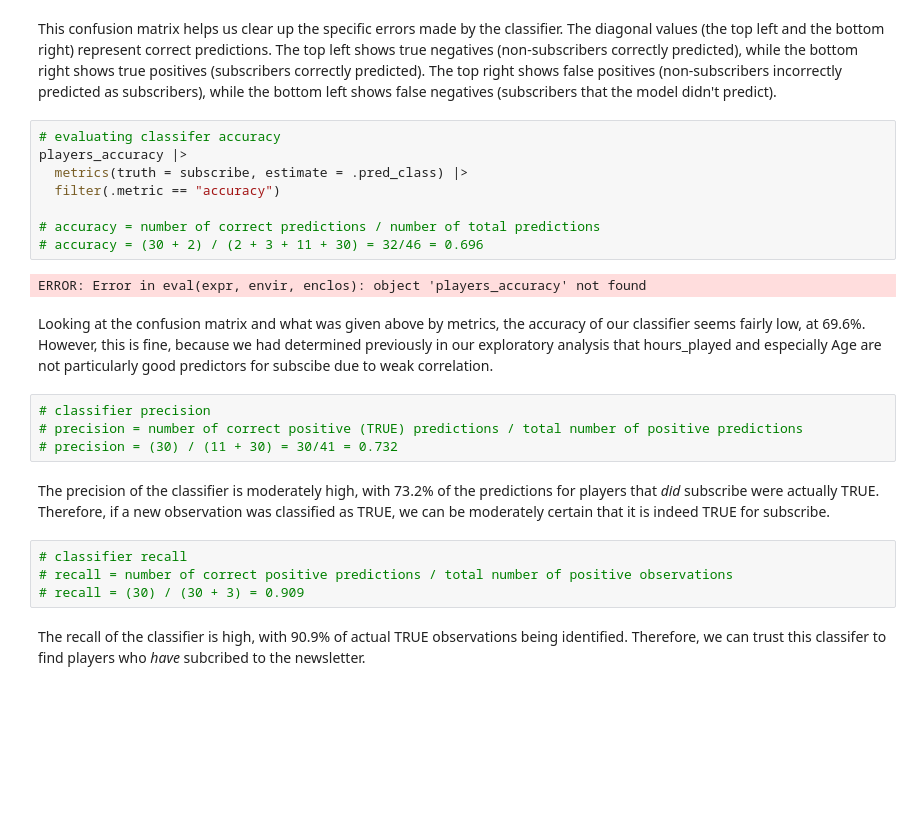
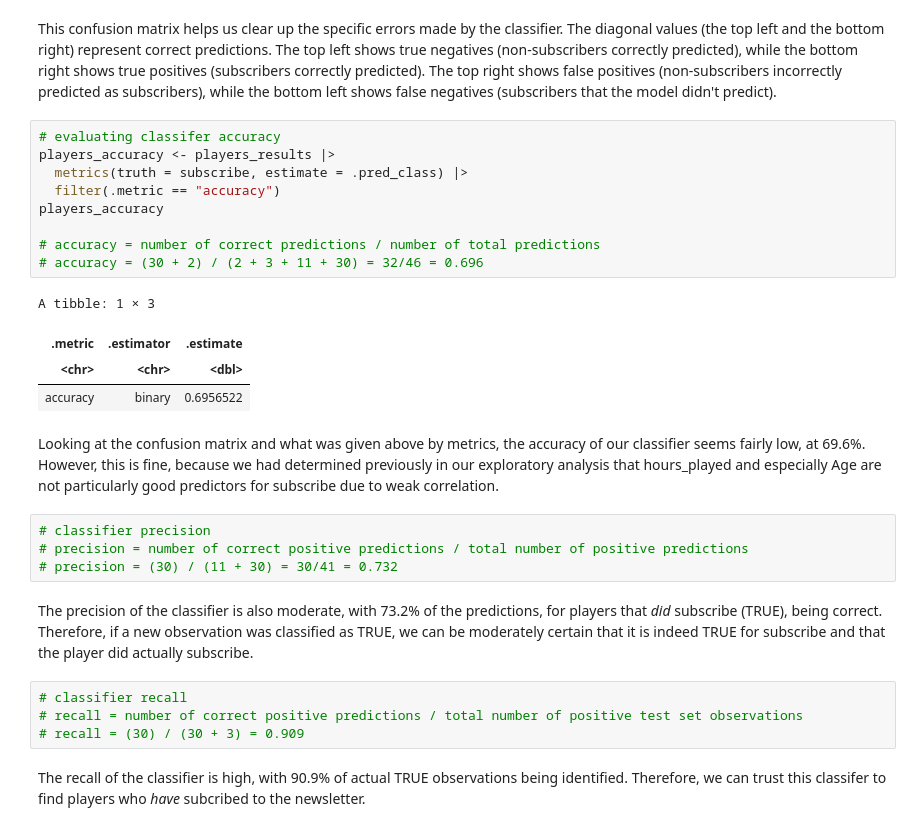
Before and after one commit to ilin27/dsci-100-group-project, a Jupyter notebook: final_project_report_group_7.ipynb, the cells around one changed output. Saved outputs shown, nothing was run; the diff lists cells and outputs as text; blank space fills up the shorter version.

```diff
--- a/final_project_report_group_7.ipynb
+++ b/final_project_report_group_7.ipynb
@@ -395,25 +408,29 @@ bottom right) represent correct predictions. The top left shows true negatives (
 the bottom right shows true positives (subscribers correctly predicted). The top right shows false positives (non-subscribers incorrectly predicted as subscribers), while the bottom left shows false negatives (subscribers that the model didn't predict).
 # %%
 # evaluating classifer accuracy
-players_accuracy |>
+players_accuracy <- players_results |>
   metrics(truth = subscribe, estimate = .pred_class) |>
   filter(.metric == "accuracy")
+players_accuracy
 
 # accuracy = number of correct predictions / number of total predictions
 # accuracy = (30 + 2) / (2 + 3 + 11 + 30) = 32/46 = 0.696
 # %% [output]
-ERROR: Error in eval(expr, envir, enclos): object 'players_accuracy' not found
+A tibble: 1 × 3
+| .metric | .estimator | .estimate |
+| <chr> | <chr> | <dbl> |
+| accuracy | binary | 0.6956522 |
 # %% [markdown]
-Looking at the confusion matrix and what was given above by metrics, the accuracy of our classifier seems fairly low, at 69.6%. However, this is fine, because we had determined previously in our exploratory analysis that hours_played and especially Age are not particularly good predictors for subscibe due to weak correlation.
+Looking at the confusion matrix and what was given above by metrics, the accuracy of our classifier seems fairly low, at 69.6%. However, this is fine, because we had determined previously in our exploratory analysis that hours_played and especially Age are not particularly good predictors for subscribe due to weak correlation.
 # %%
 # classifier precision
-# precision = number of correct positive (TRUE) predictions / total number of positive predictions
+# precision = number of correct positive predictions / total number of positive predictions
 # precision = (30) / (11 + 30) = 30/41 = 0.732
 # %% [markdown]
-The precision of the classifier is moderately high, with 73.2% of the predictions for players that *did* subscribe were actually TRUE. Therefore, if a new observation was classified as TRUE, we can be moderately certain that it is indeed TRUE for subscribe.
+The precision of the classifier is also moderate, with 73.2% of the predictions, for players that *did* subscribe (TRUE), being correct. Therefore, if a new observation was classified as TRUE, we can be moderately certain that it is indeed TRUE for subscribe and that the player did actually subscribe.
 # %%
 # classifier recall
-# recall = number of correct positive predictions / total number of positive observations
+# recall = number of correct positive predictions / total number of positive test set observations
 # recall = (30) / (30 + 3) = 0.909
 # %% [markdown]
 The recall of the classifier is high, with 90.9% of actual TRUE observations being identified. Therefore, we can trust this classifer to find players who *have* subcribed to the newsletter.
```
Also changed, not shown: parts of 21 cells of this notebook.
